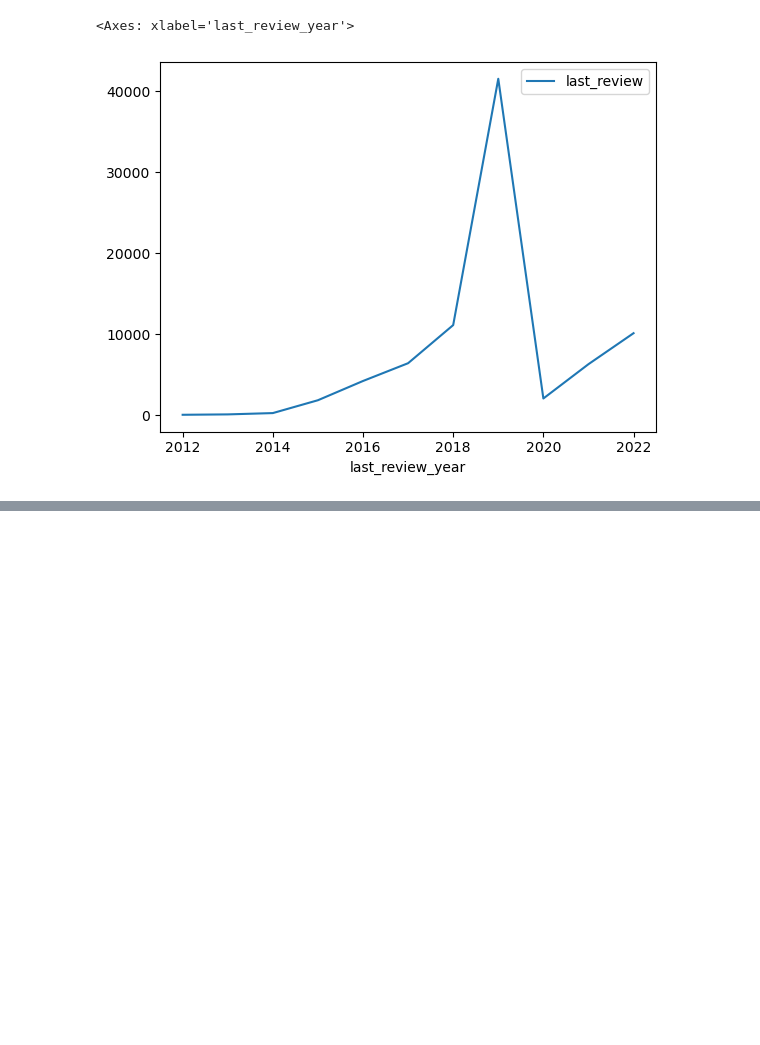
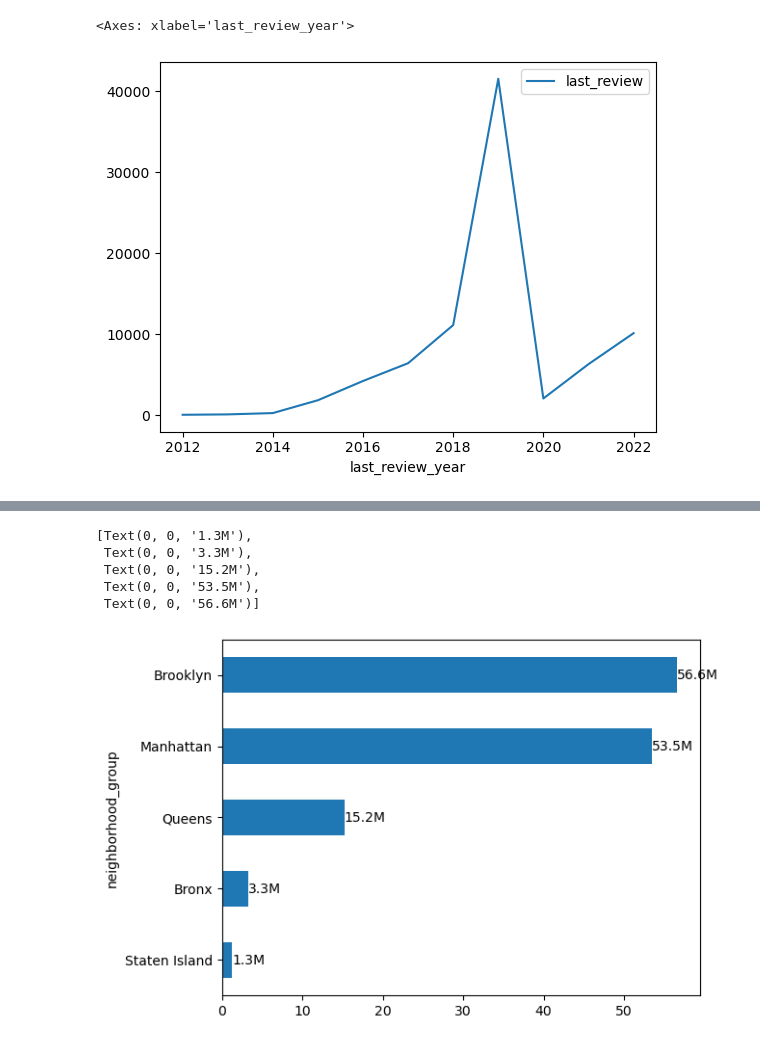
Before and after one commit to JoeAdelmous/airbnb-data-analysis, a Jupyter notebook: Airbnb.ipynb, the cells around one changed output, grey strips where cells are left out. Cells and saved outputs as stored; diff of their text form; code cells hidden in the pictures; blank space fills up the shorter version.

```diff
--- a/Airbnb.ipynb
+++ b/Airbnb.ipynb
@@ -726,0 +916,14 @@ dfc
+# %%
+ax = ((df3.groupby('neighborhood_group')['minimum_total_price']
+       .sum()/1e6)
+      .sort_values(ascending=True)
+      .plot(kind='barh'))
+
+ax.bar_label(ax.containers[0], fmt='%.1fM')
+# %% [output]
+[Text(0, 0, '1.3M'),
+ Text(0, 0, '3.3M'),
+ Text(0, 0, '15.2M'),
+ Text(0, 0, '53.5M'),
+ Text(0, 0, '56.6M')]
+[figure, added]
```
Also changed, not shown: parts of 23 cells of this notebook.
